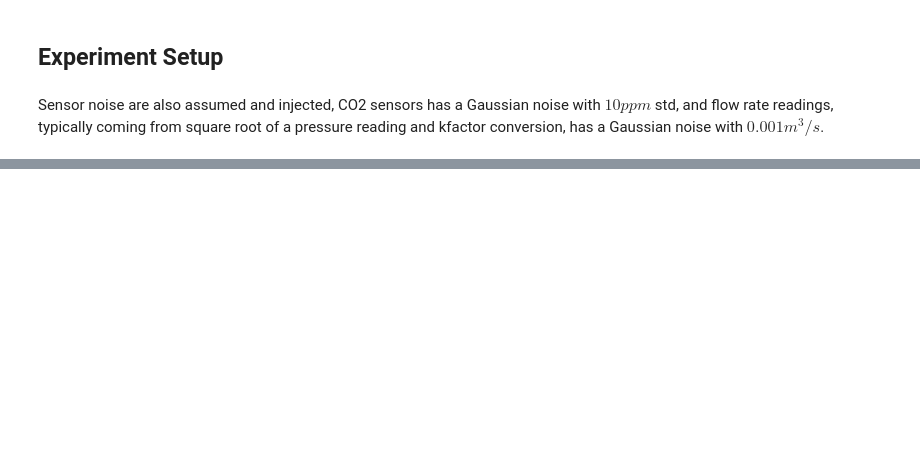
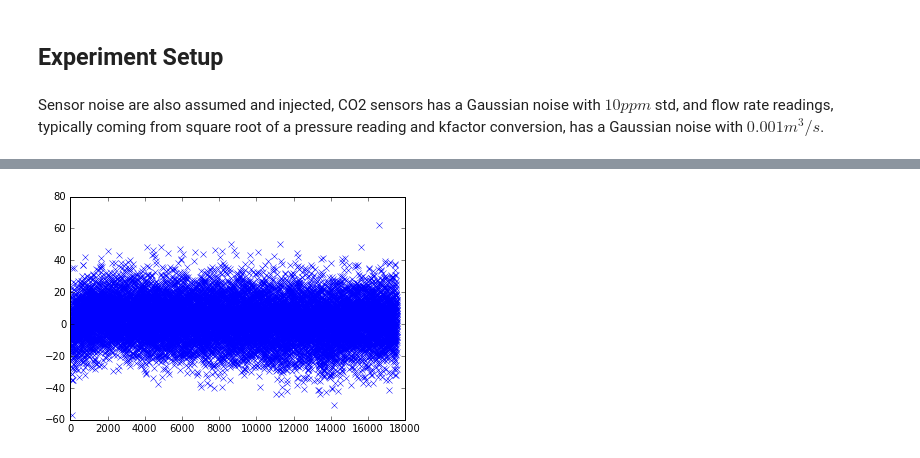
Before and after one commit to bnajafi/BuildingEnergySimulationNotebook, a Jupyter notebook: Zone CO2 Balance Fault Detection.ipynb, the cells around one changed output, grey strips where cells are left out. Cells and saved outputs as stored; diff of their text form; code cells hidden in the pictures; blank space fills up the shorter version.

```diff
--- a/Zone CO2 Balance Fault Detection.ipynb
+++ b/Zone CO2 Balance Fault Detection.ipynb
@@ -207,0 +263,47 @@ P2 ideal value is 29.917, estimated average is 42.491116423376376 and std is 1.0
+# %%
+drift_length = 31*24*12
+bias_length = length-drift_length
+zoneco2_bias = np.append(np.linspace(0,-100,drift_length),np.linspace(-100,-100,bias_length))
+# %%
+#create a new EKF filter
+state_estimates = np.matrix([[data["ZoneCO2"][0]],
+                             [np.mean(p1_normal)],
+                             [np.mean(p2_normal)],
+                             [np.mean(p3_normal)]])
+co2_ekf = EKF.ExtendedKalmanFilter(fun, X, U, P, Q, H, R, state_estimates)
+
+predicted_bias = []
+actual_bias = []
+measured_bias = []
+estimates_bias = []
+p1_bias = []
+p2_bias = []
+p3_bias = []
+# %%
+for i in range(1, iterations):
+    #generate control vector
+    C_out = 420
+    C_supply = data["SupplyCO2"][i-1] + supplyCO2_noise[i-1]
+    Q_supply = data["SupplyFlow"][i-1] + supplyflow_noise[i-1]
+    OCC = data["OCCU"][i-1]
+    controls = np.matrix([[C_out], [C_supply], [Q_supply], [OCC]])
+
+    #prediction
+    co2_ekf.predict(controls)
+    predicted_bias.append(co2_ekf.X_values[0,0])
+    estimates_bias.append(co2_ekf.X_values.T.reshape(-1,).tolist())
+    p1_bias.append(co2_ekf.X_values[1,0])
+    p2_bias.append(co2_ekf.X_values[2,0])
+    p3_bias.append(co2_ekf.X_values[3,0])
+
+    #update
+    meas = data["ZoneCO2"][i] + zoneCO2_noise[i] + zoneco2_bias[i]
+    actual_bias.append(data["ZoneCO2"][i])
+    measured_bias.append(meas)
+    co2_ekf.update(np.matrix([[meas],[0],[0],[0]]))
+# %%
+residues_bias = list(map(operator.sub, predicted_bias, measured_bias))
+plt.plot(residues_bias, 'x')
+plt.show()
+# %% [output]
+[figure, added]
```
Also changed, not shown: parts of 29 cells of this notebook, 2 other files.
